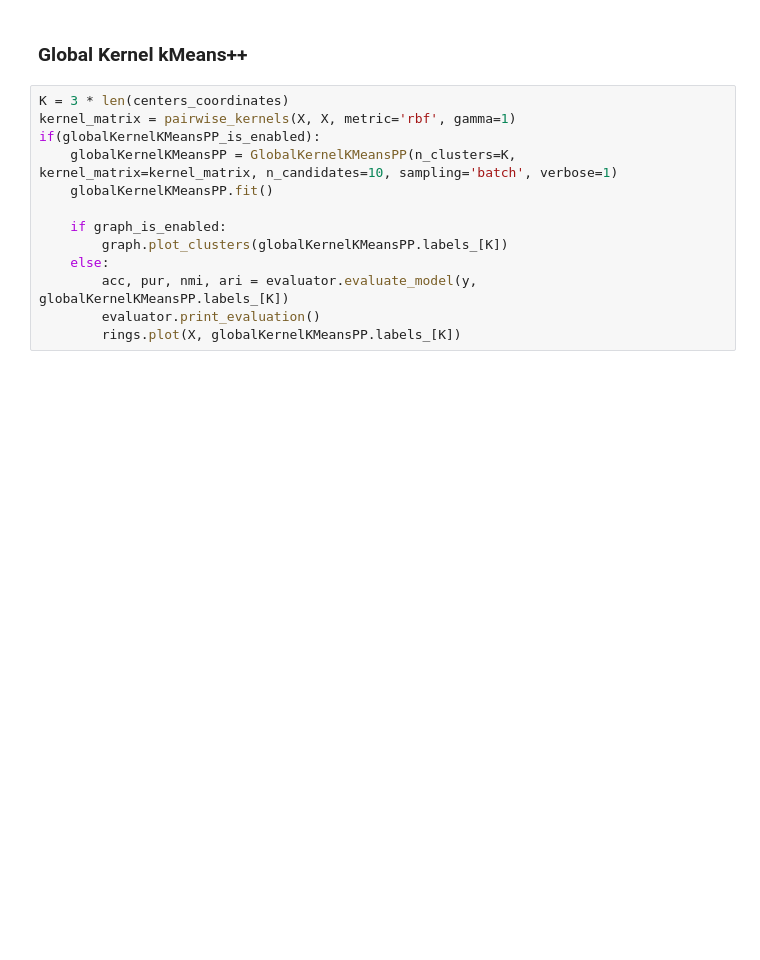
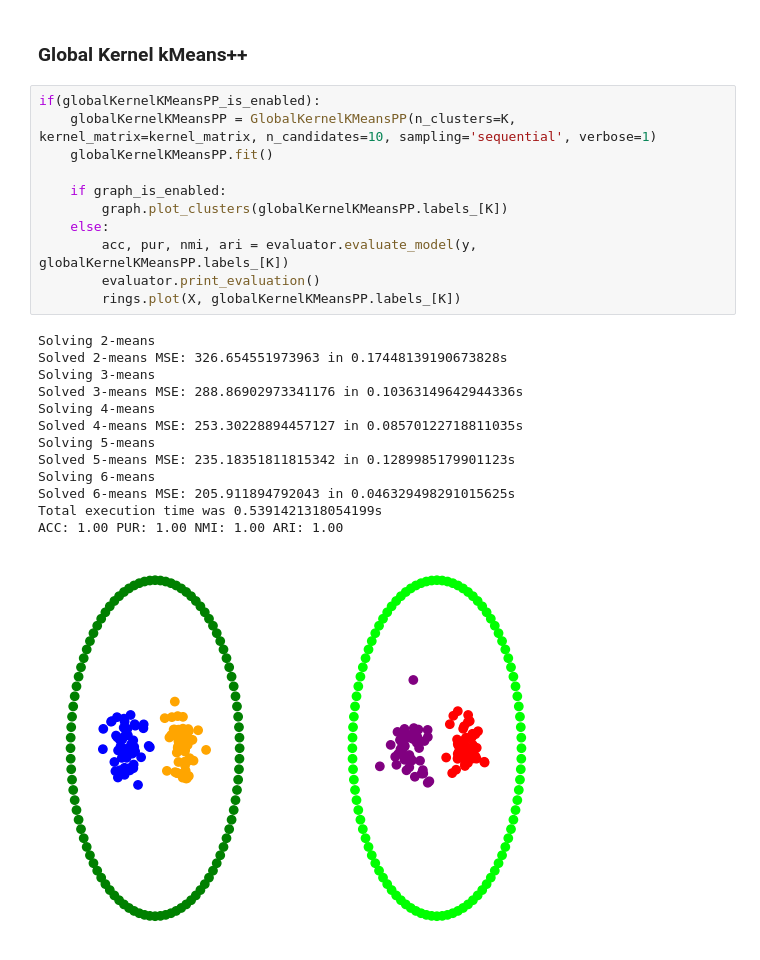
Before and after one commit to gvardakas/global-kernel-k-means-pp, a Jupyter notebook: Kernel k-means.ipynb, the cells around one changed output. Saved outputs shown, nothing was run; the diff lists cells and outputs as text; blank space fills up the shorter version.

```diff
--- a/Kernel k-means.ipynb
+++ b/Kernel k-means.ipynb
@@ -279,15 +289,27 @@ KeyboardInterrupt:
 # %% [markdown]
 ### Global Kernel kMeans++
 # %%
-K = 3 * len(centers_coordinates)
-kernel_matrix = pairwise_kernels(X, X, metric='rbf', gamma=1)
 if(globalKernelKMeansPP_is_enabled):
-    globalKernelKMeansPP = GlobalKernelKMeansPP(n_clusters=K, kernel_matrix=kernel_matrix, n_candidates=10, sampling='batch', verbose=1)
+    globalKernelKMeansPP = GlobalKernelKMeansPP(n_clusters=K, kernel_matrix=kernel_matrix, n_candidates=10, sampling='sequential', verbose=1)
     globalKernelKMeansPP.fit()
 
     if graph_is_enabled:
         graph.plot_clusters(globalKernelKMeansPP.labels_[K])
     else:
         acc, pur, nmi, ari = evaluator.evaluate_model(y, globalKernelKMeansPP.labels_[K])
         evaluator.print_evaluation()
         rings.plot(X, globalKernelKMeansPP.labels_[K])
+# %% [output]
+Solving 2-means
+Solved 2-means MSE: 326.654551973963 in 0.17448139190673828s
+Solving 3-means
+Solved 3-means MSE: 288.86902973341176 in 0.10363149642944336s
+Solving 4-means
+Solved 4-means MSE: 253.30228894457127 in 0.08570122718811035s
+Solving 5-means
+Solved 5-means MSE: 235.18351811815342 in 0.1289985179901123s
+Solving 6-means
+Solved 6-means MSE: 205.911894792043 in 0.046329498291015625s
+Total execution time was 0.5391421318054199s
+ACC: 1.00 PUR: 1.00 NMI: 1.00 ARI: 1.00
+[figure, added]
```
Also changed, not shown: parts of 6 cells of this notebook.
